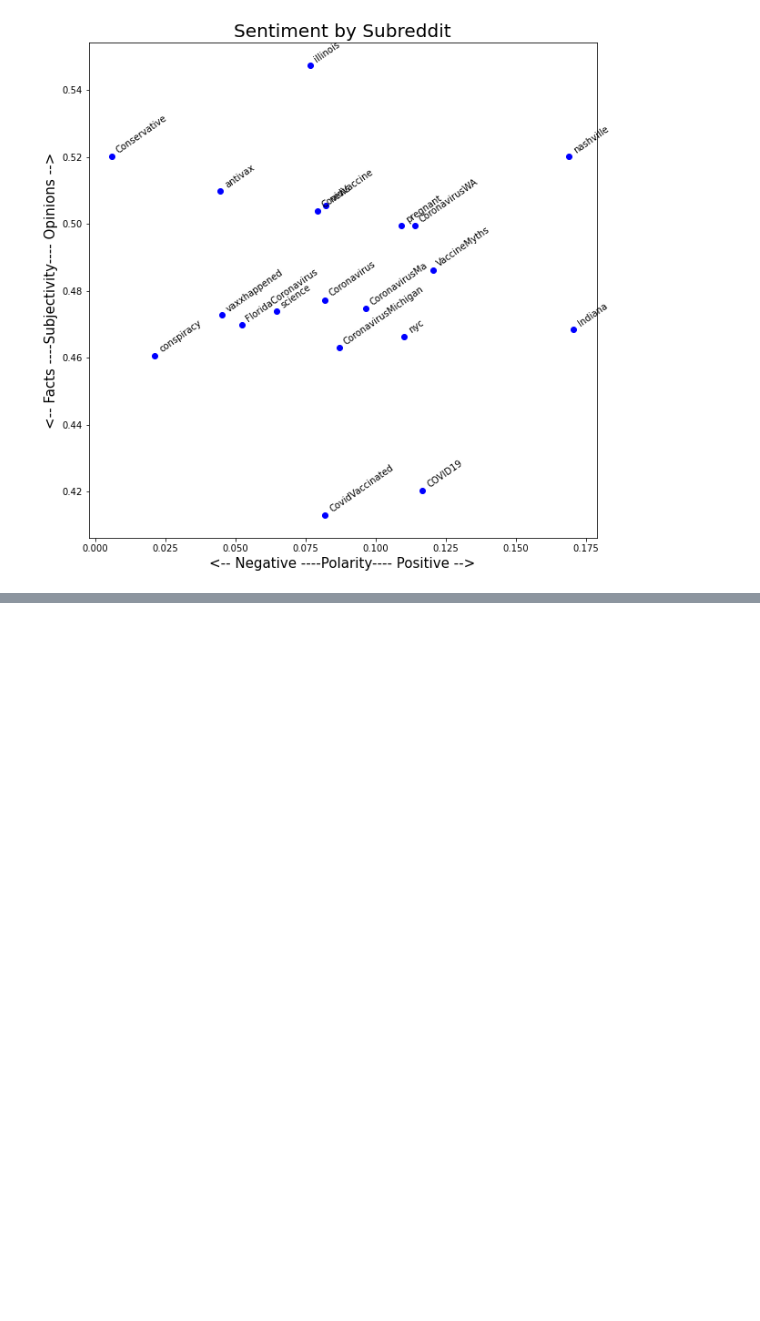
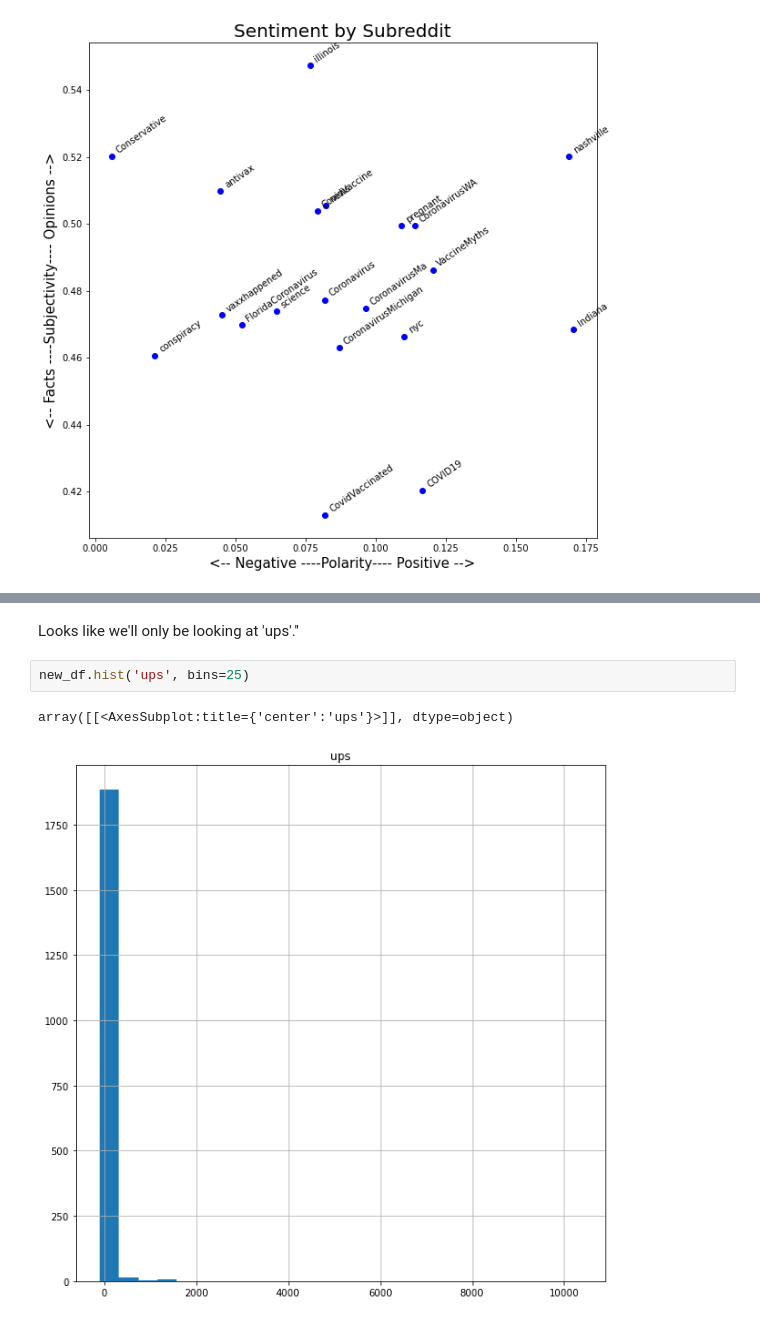
Before and after one commit to datakind/Mar21-vaccine-uptake, a Jupyter notebook: 02_eda/reddit_eda.ipynb, the cells around one changed output, grey strips where cells are left out. Saved outputs shown, nothing was run; the diff lists cells and outputs as text; blank space fills up the shorter version.

```diff
--- a/02_eda/reddit_eda.ipynb
+++ b/02_eda/reddit_eda.ipynb
@@ -253,0 +261,7 @@ plt.show()
+# %% [markdown]
+Looks like we'll only be looking at 'ups'.''
+# %%
+new_df.hist('ups', bins=25)
+# %% [output]
+array([[<AxesSubplot:title={'center':'ups'}>]], dtype=object)
+[figure, added]
```
Also changed, not shown: parts of 12 cells of this notebook.
